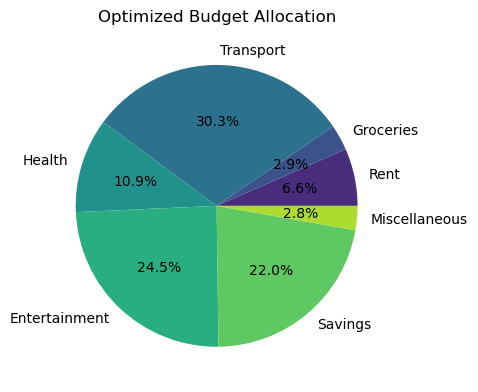
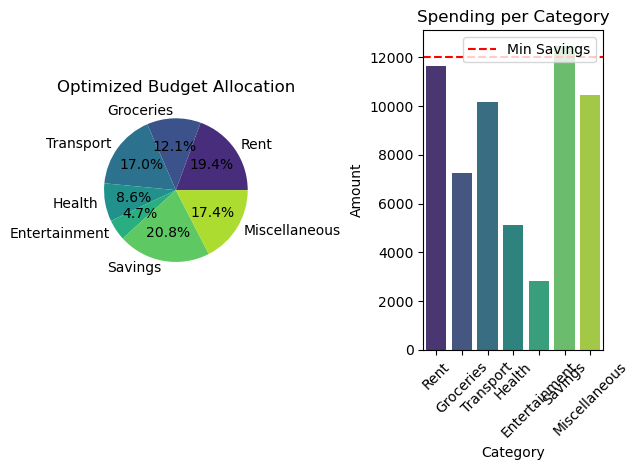
The notebook cell's code change between the first figure and the second:
--- before
+++ after
@@ -1,4 +1,2 @@
-plt.figure(figsize=(10, 5))
-
 plt.subplot(1, 2, 1)
 plt.pie(
@@ -10,2 +8,26 @@
 
 plt.title("Optimized Budget Allocation")
+
+
+# Bar Chart
+plt.subplot(1, 2, 2)
+
+sns.barplot(
+    x='Category',
+    y='Amount',
+    data=df_budget,
+    palette='viridis'
+)
+
+plt.xticks(rotation=45)
+plt.axhline(
+    MIN_SAVINGS,
+    color='red',
+    linestyle='--',
+    label='Min Savings'
+)
+
+plt.title("Spending per Category")
+plt.legend()
+plt.tight_layout()
+plt.show()

Commit: Refactor code structure for improved readability and maintainability